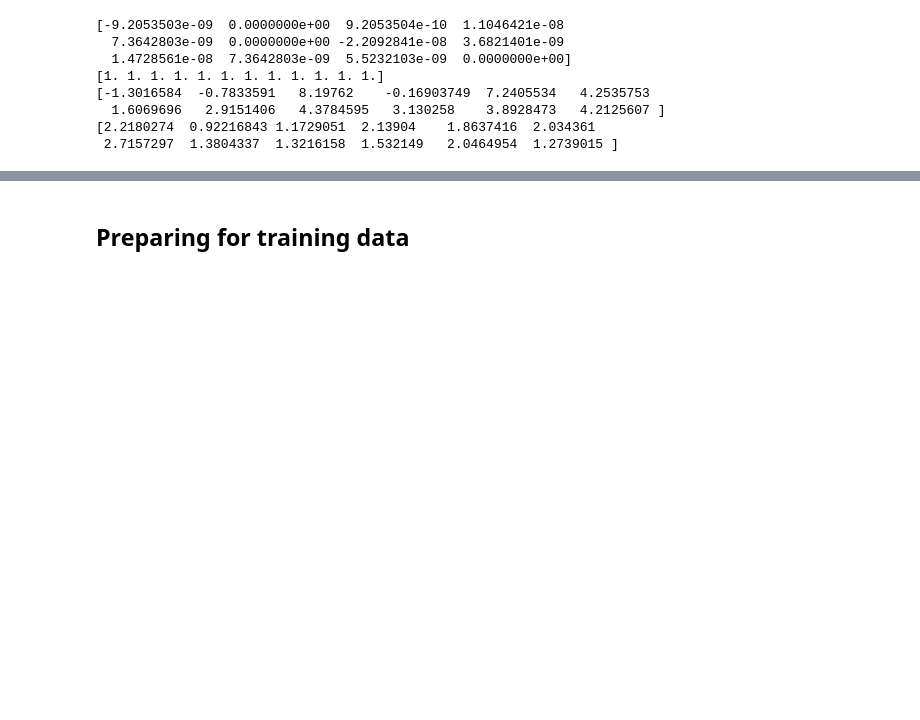
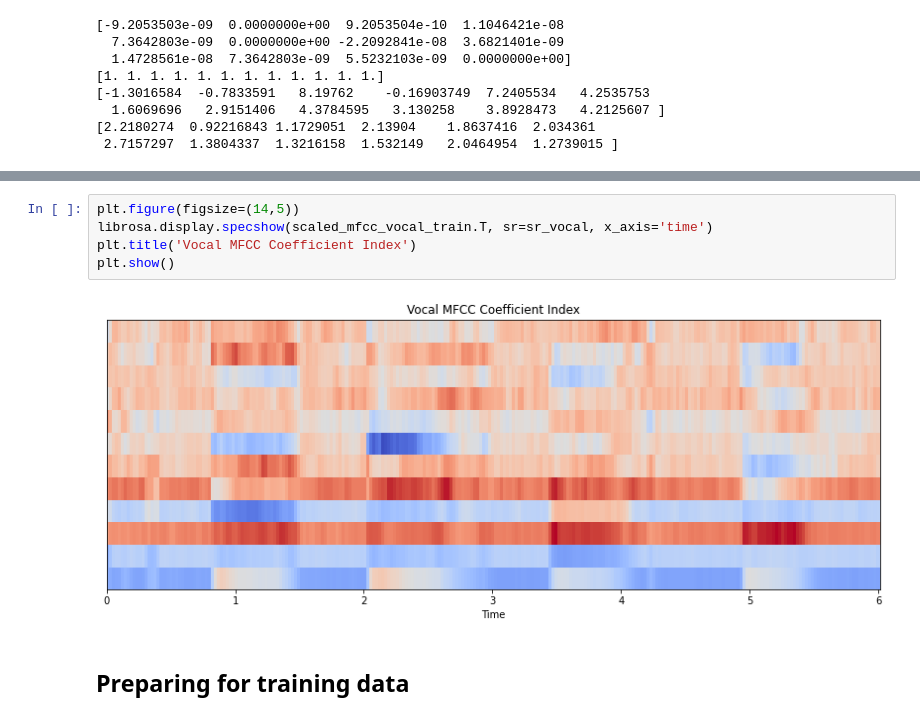
Before and after one commit to Pheobe-Sun/audio-and-speech-demo, a Jupyter notebook: Instrument_classification.ipynb, the cells around one changed output, grey strips where cells are left out. Drawn from its saved outputs; the diff is of its cells as text; blank space fills up the shorter version.

```diff
--- a/Instrument_classification.ipynb
+++ b/Instrument_classification.ipynb
@@ -141,3 +148,10 @@ print(scaled_mfcc_vocal_train.std(axis=0))
+# %%
+plt.figure(figsize=(14,5))
+librosa.display.specshow(scaled_mfcc_vocal_train.T, sr=sr_vocal, x_axis='time')
+plt.title('Vocal MFCC Coefficient Index')
+plt.show()
+# %% [output]
+[figure, added]
 # %% [markdown]
 ## Preparing for training data
 # %%
```
Also changed, not shown: parts of 3 cells of this notebook.
